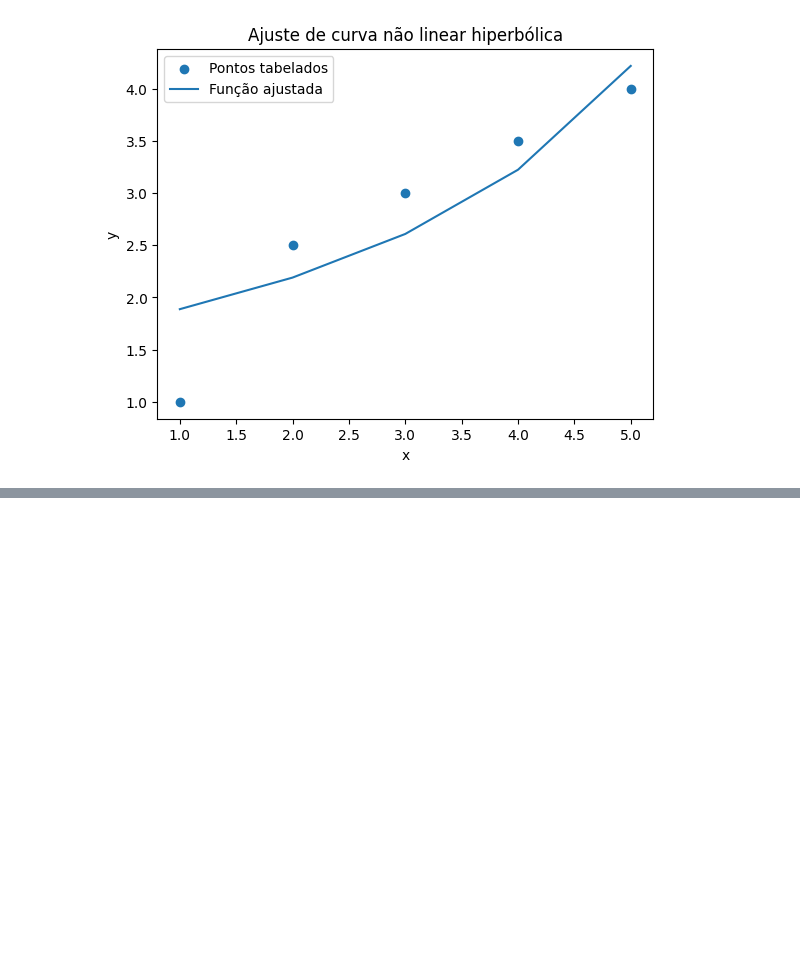
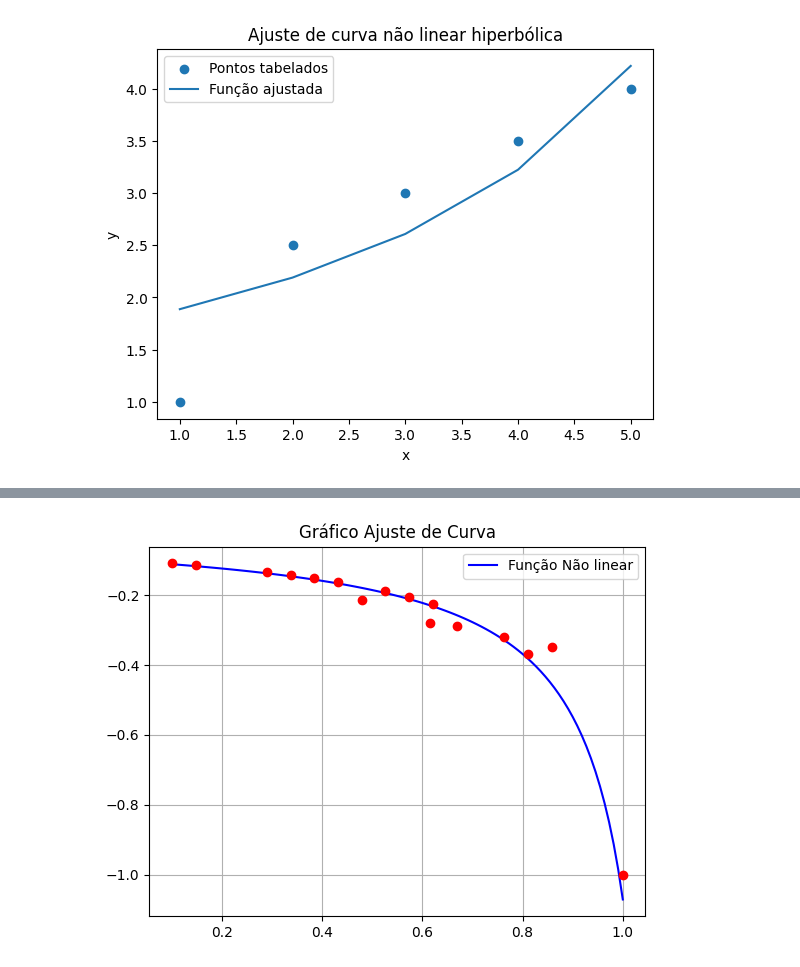
Before and after one commit to syannekaroline/MatematicaComputacional, a Jupyter notebook: ExercícioPratico06-AjusteDeCurva.ipynb, the cells around one changed output, grey strips where cells are left out. Cells and saved outputs as stored; diff of their text form; code cells hidden in the pictures; blank space fills up the shorter version.

```diff
--- a/ExercícioPratico06-AjusteDeCurva.ipynb
+++ b/ExercícioPratico06-AjusteDeCurva.ipynb
@@ -338,0 +358,5 @@ plt.show()
+# %%
+mq.fit(X1,1/np.array(Y1),[lambda x : 1,lambda x : x])
+mq.PrintAjusteCurva(X1,Y1,Linear=False,hip=True)
+# %% [output]
+[figure, added]
```
Also changed, not shown: parts of 6 cells of this notebook, 1 other file.
